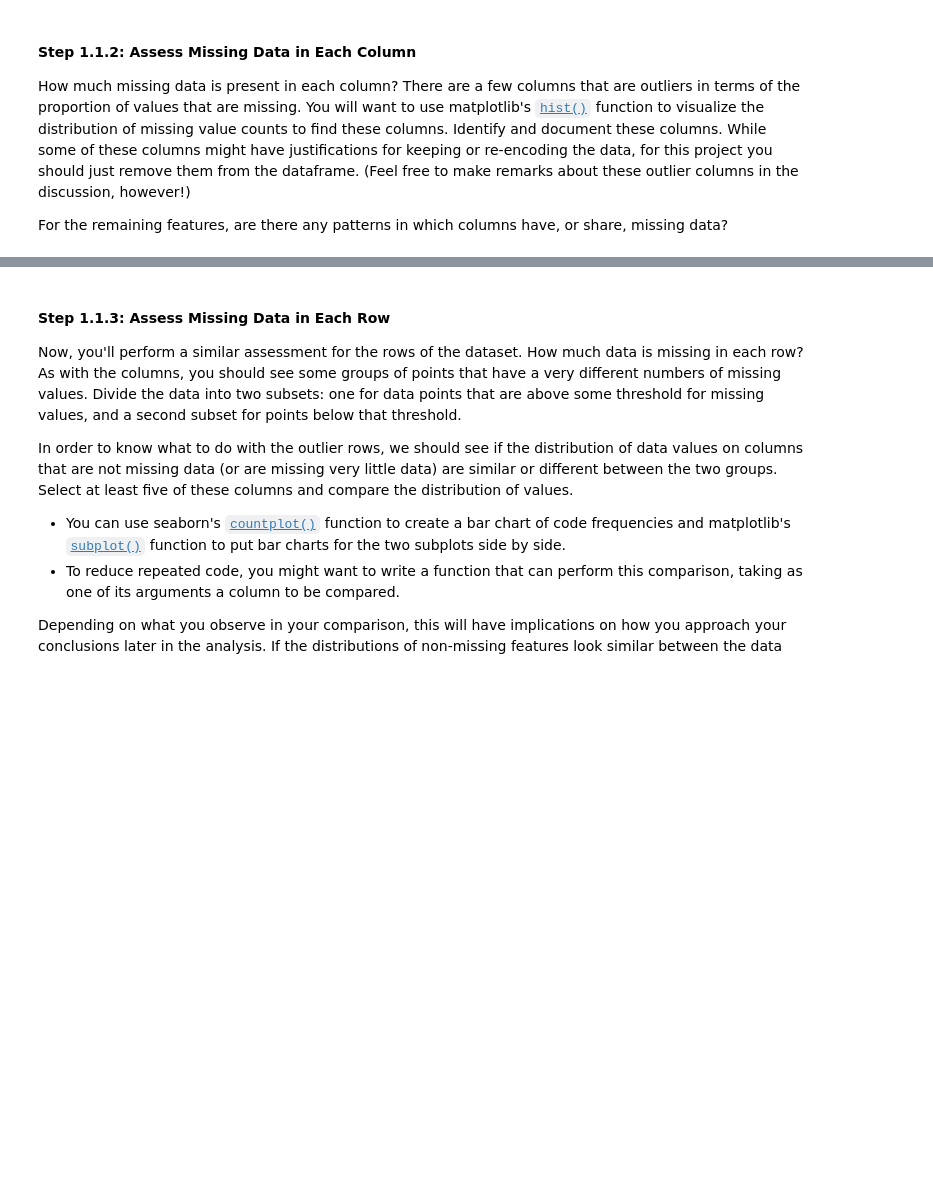
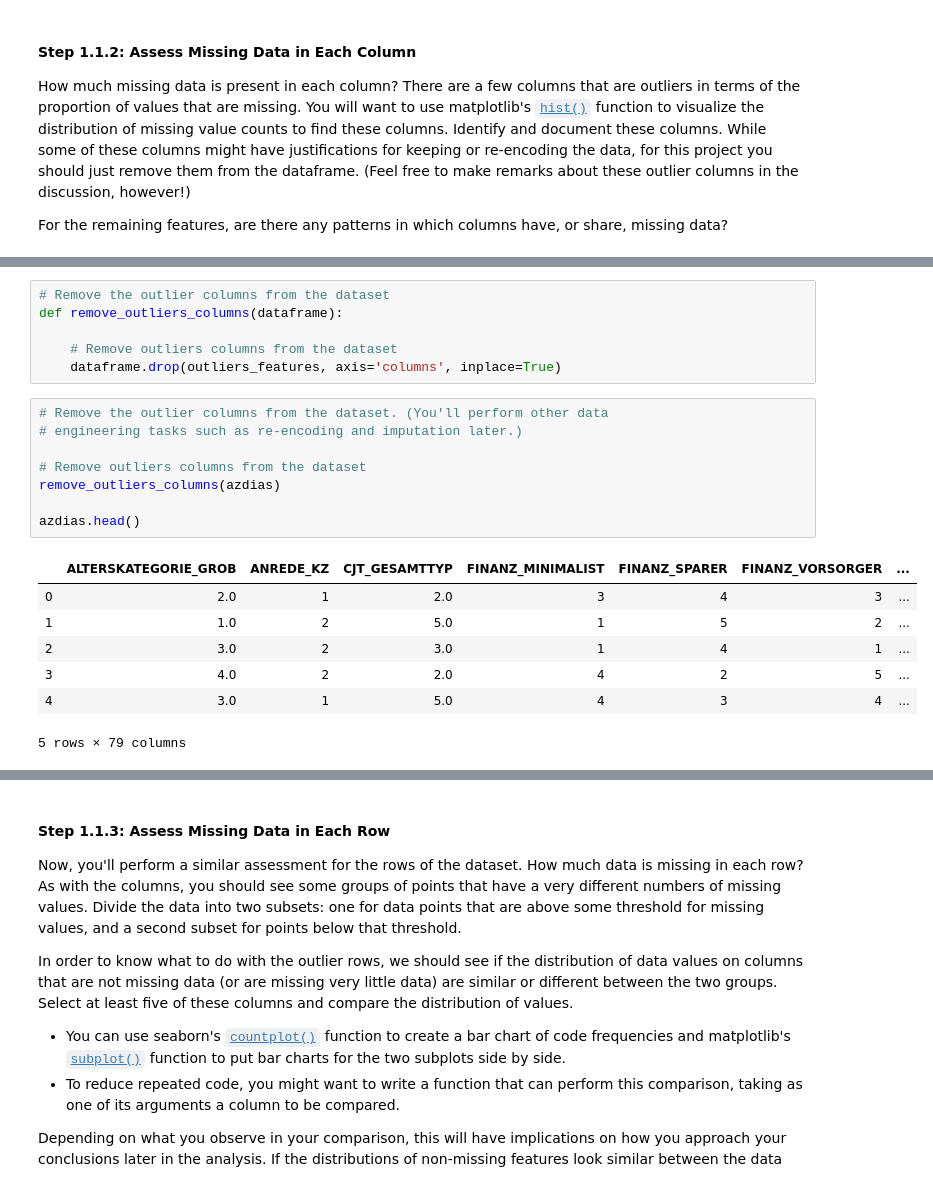
Before and after one commit to luis-valverde/Identify-Customer-Segments-with-Arvato, a Jupyter notebook: Identify_Customer_Segments.ipynb, the cells around one changed output, grey strips where cells are left out. Saved outputs shown, nothing was run; the diff lists cells and outputs as text; blank space fills up the shorter version.

```diff
--- a/Identify_Customer_Segments.ipynb
+++ b/Identify_Customer_Segments.ipynb
@@ -96,3 +180,25 @@ For the remaining features, are there any patterns in which columns have, or sha
+# %%
+# Remove the outlier columns from the dataset
+def remove_outliers_columns(dataframe):
+
+    # Remove outliers columns from the dataset
+    dataframe.drop(outliers_features, axis='columns', inplace=True)
+# %%
+# Remove the outlier columns from the dataset. (You'll perform other data
+# engineering tasks such as re-encoding and imputation later.)
+
+# Remove outliers columns from the dataset
+remove_outliers_columns(azdias)
+
+azdias.head()
+# %% [output]
+|  | ALTERSKATEGORIE_GROB | ANREDE_KZ | CJT_GESAMTTYP | FINANZ_MINIMALIST | FINANZ_SPARER | FINANZ_VORSORGER | ... |
+| 0 | 2.0 | 1 | 2.0 | 3 | 4 | 3 | ... |
+| 1 | 1.0 | 2 | 5.0 | 1 | 5 | 2 | ... |
+| 2 | 3.0 | 2 | 3.0 | 1 | 4 | 1 | ... |
+| 3 | 4.0 | 2 | 2.0 | 4 | 2 | 5 | ... |
+| 4 | 3.0 | 1 | 5.0 | 4 | 3 | 4 | ... |
+5 rows × 79 columns
 # %% [markdown]
 #### Discussion 1.1.2: Assess Missing Data in Each Column
 
```
Also changed, not shown: parts of 6 cells of this notebook.
